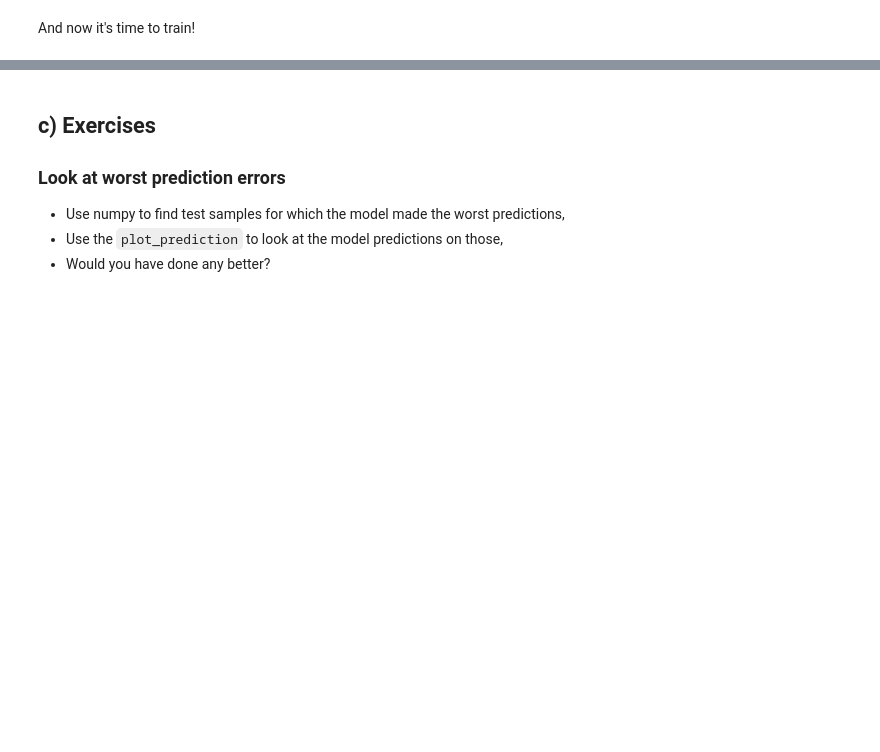
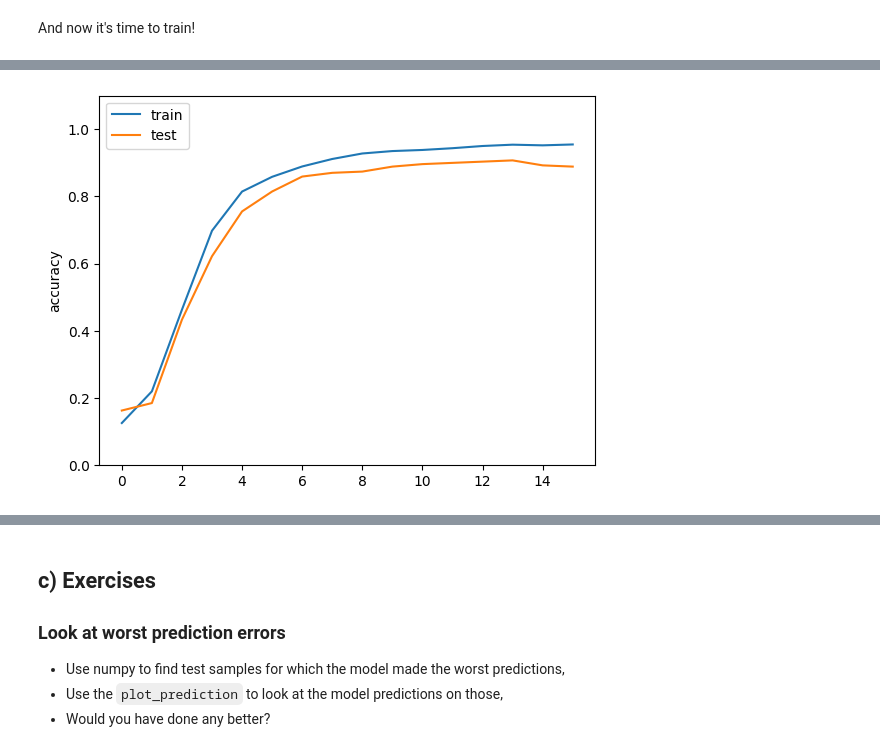
Before and after one commit to AntonioMLancuentra/deep_learning, a Jupyter notebook: 01_materials/labs/lab_2_GPU.ipynb, the cells around one changed output, grey strips where cells are left out. Cells and saved outputs as stored; diff of their text form; code cells hidden in the pictures; blank space fills up the shorter version.

```diff
--- a/01_materials/labs/lab_2_GPU.ipynb
+++ b/01_materials/labs/lab_2_GPU.ipynb
@@ -460,8 +544,10 @@ plt.title("Training loss");
 # %%
-plt.plot(accuracies, label='train')
-plt.plot(accuracies_test, label='test')
+plt.plot(cp.array(accuracies).get(), label='train')
+plt.plot(cp.array(accuracies_test).get(), label='test')
 plt.ylim(0, 1.1)
 plt.ylabel("accuracy")
 plt.legend(loc='best');
+# %% [output]
+[figure, added]
 # %%
 plot_prediction(model, sample_idx=4)
```
Also changed, not shown: parts of 41 cells of this notebook.
